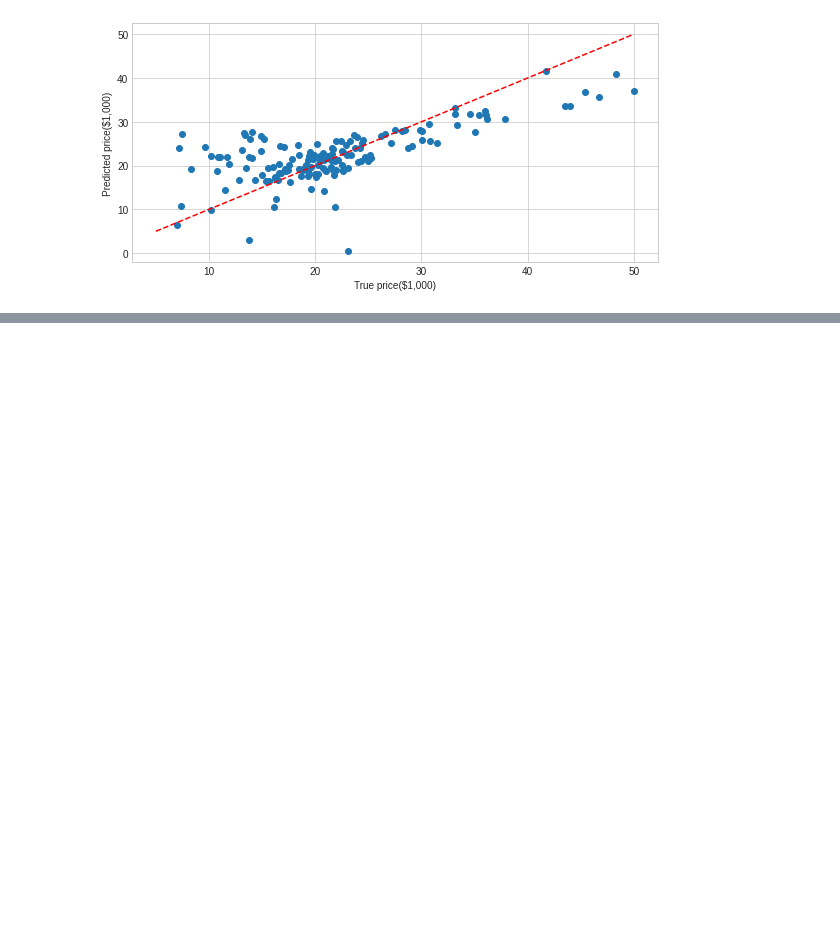
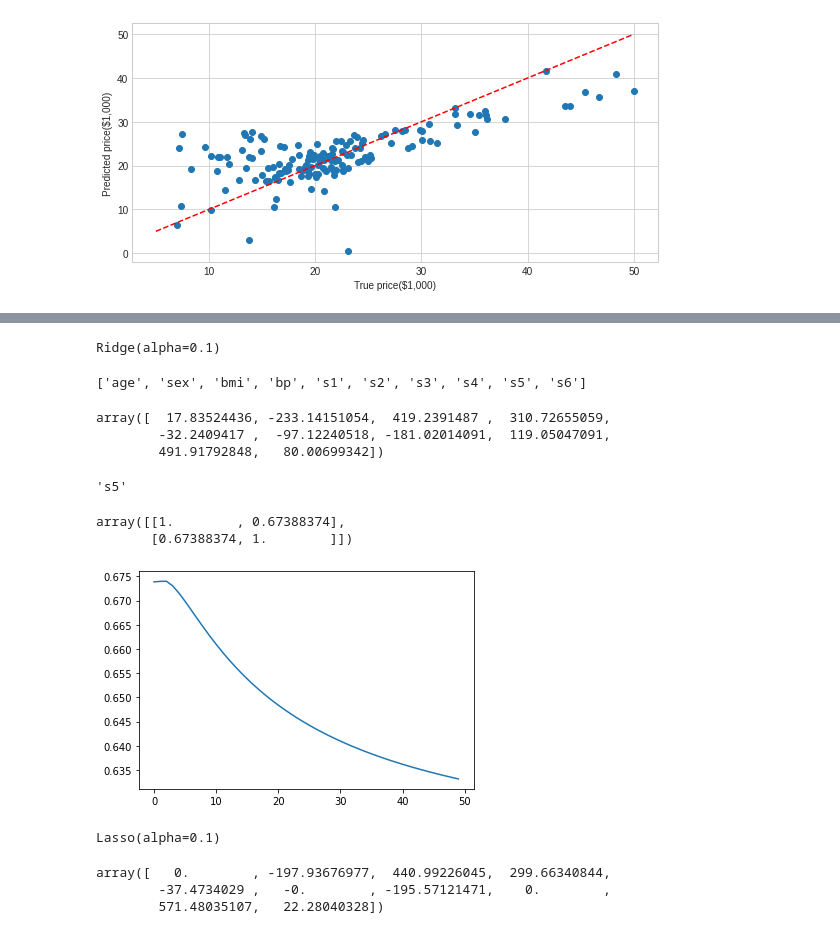
Before and after one commit to eaglehkim/python, a Jupyter notebook: prac5.ipynb, the cells around one changed output, grey strips where cells are left out. Saved outputs shown, nothing was run; the diff lists cells and outputs as text; code cells hidden in the pictures; blank space fills up the shorter version.

```diff
--- a/prac5.ipynb
+++ b/prac5.ipynb
@@ -1226,0 +1291,43 @@ plt.tight_layout()
+# %%
+input = diabetes.data
+output = diabetes.target
+# %%
+from sklearn.model_selection import train_test_split
+train_input, test_input, train_output, test_output = train_test_split(input, output)
+# %%
+from sklearn.linear_model import Ridge
+rg = Ridge(alpha=0.1)
+# %%
+rg.fit(train_input, train_output)
+# %% [output]
+Ridge(alpha=0.1)
+# %%
+diabetes.feature_names
+# %% [output]
+['age', 'sex', 'bmi', 'bp', 's1', 's2', 's3', 's4', 's5', 's6']
+# %%
+rg.coef_
+# %% [output]
+array([  17.83524436, -233.14151054,  419.2391487 ,  310.72655059,
+        -32.2409417 ,  -97.12240518, -181.02014091,  119.05047091,
+        491.91792848,   80.00699342])
+# %%
+diabetes.feature_names[8]
+# %% [output]
+'s5'
+# %%
+np.corrcoef(rg.predict(test_input), test_output)
+# %% [output]
+array([[1.        , 0.67388374],
+       [0.67388374, 1.        ]])
+# %%
+rg_corr = []
+i_num = 0
+for i in np.arange(0.01, 5, 0.1):
+  rg = Ridge(alpha=i)
+  rg.fit(train_input, train_output)
+  rg_corr.append(np.corrcoef(rg.predict(test_input), test_output)[0][1])
+  i_num += 1
+plt.plot(range(i_num), rg_corr);
+# %% [output]
+[figure, added]
@@ -1226,0 +1337,10 @@ plt.tight_layout()
+# %%
+ls.fit(train_input, train_output)
+# %% [output]
+Lasso(alpha=0.1)
+# %%
+ls.coef_
+# %% [output]
+array([   0.        , -197.93676977,  440.99226045,  299.66340844,
+        -37.4734029 ,   -0.        , -195.57121471,    0.        ,
+        571.48035107,   22.28040328])
```
Also changed, not shown: parts of 15 cells of this notebook.
